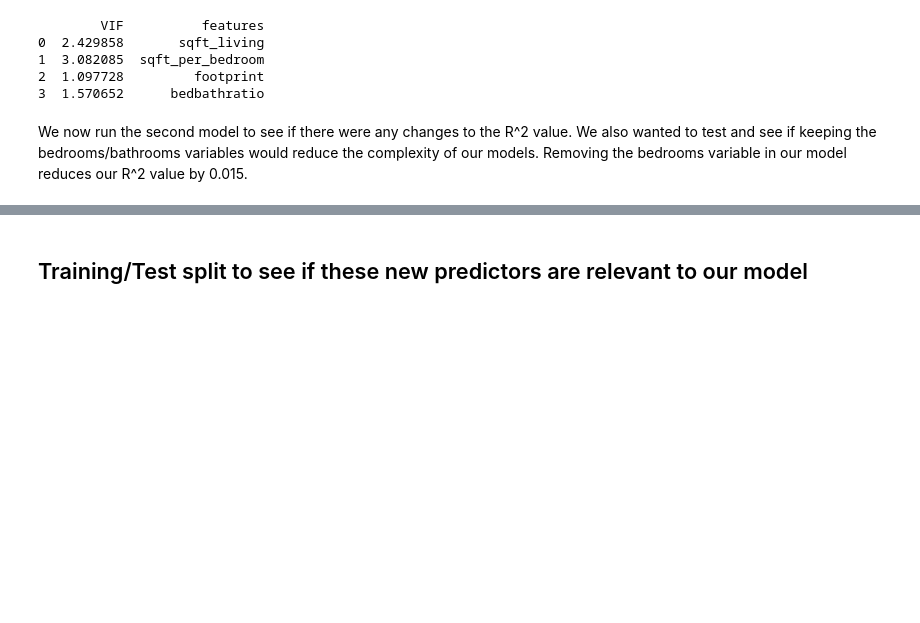
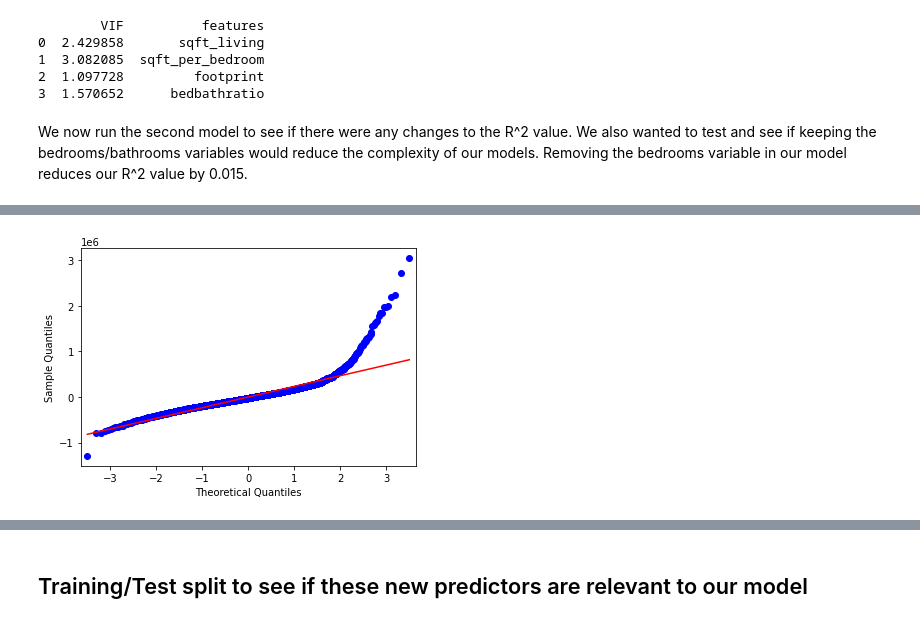
Before and after one commit to NaavSD/House-Plan-Analysis, a Jupyter notebook: Project 2 Notebook.ipynb, the cells around one changed output, grey strips where cells are left out. Cells and saved outputs as stored; diff of their text form; code cells hidden in the pictures; blank space fills up the shorter version.

```diff
--- a/Project 2 Notebook.ipynb
+++ b/Project 2 Notebook.ipynb
@@ -607,2 +602,7 @@ OLS Regression Results
 Notes:
 [1] Standard Errors assume that the covariance matrix of the errors is correctly specified.
+# %%
+qq(X_test_scaled[['sqft_living', 'sqft_per_bedroom', 'footprint', 'bedbathratio']],
+   X_train_scaled[['sqft_living', 'sqft_per_bedroom', 'footprint', 'bedbathratio']], y_test, y_train)
+# %% [output]
+[figure, added]
```
Also changed, not shown: parts of 14 cells of this notebook.
